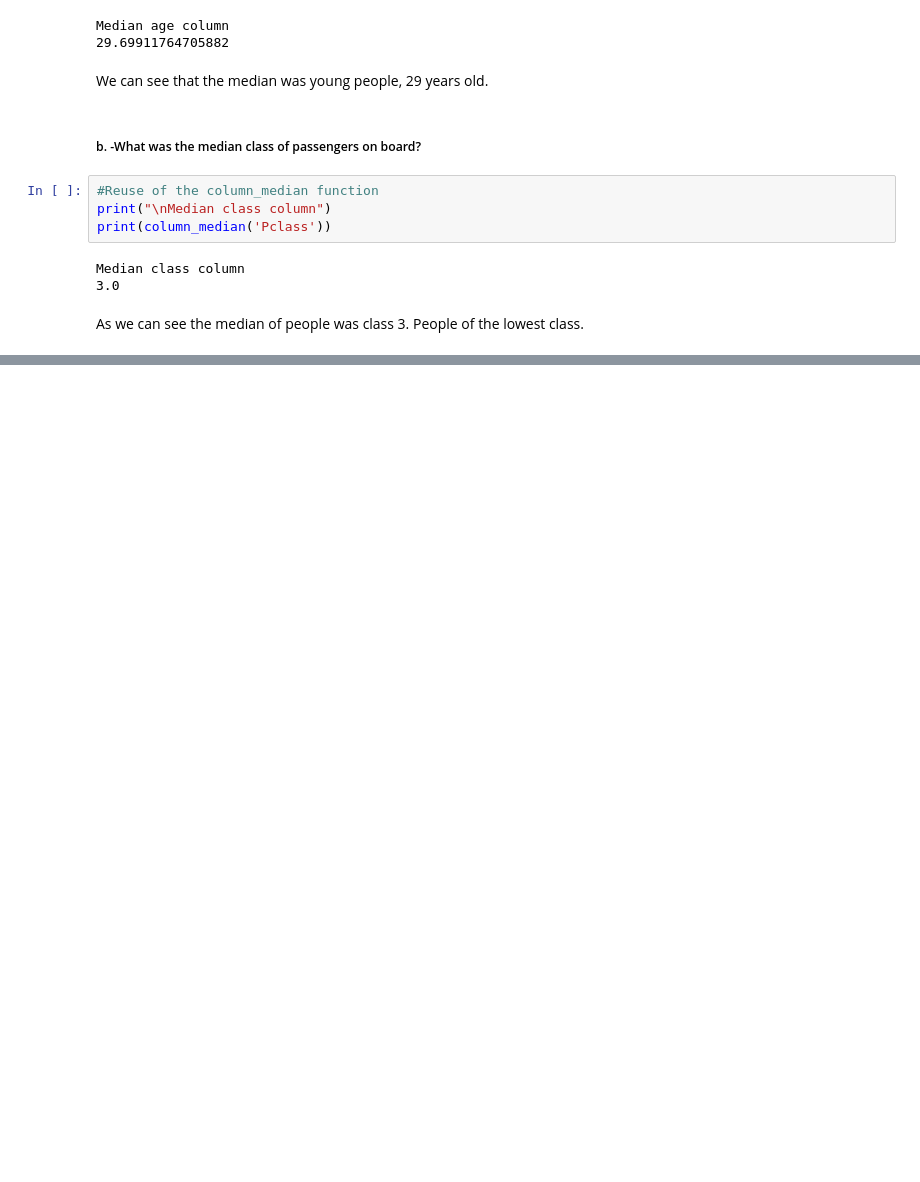
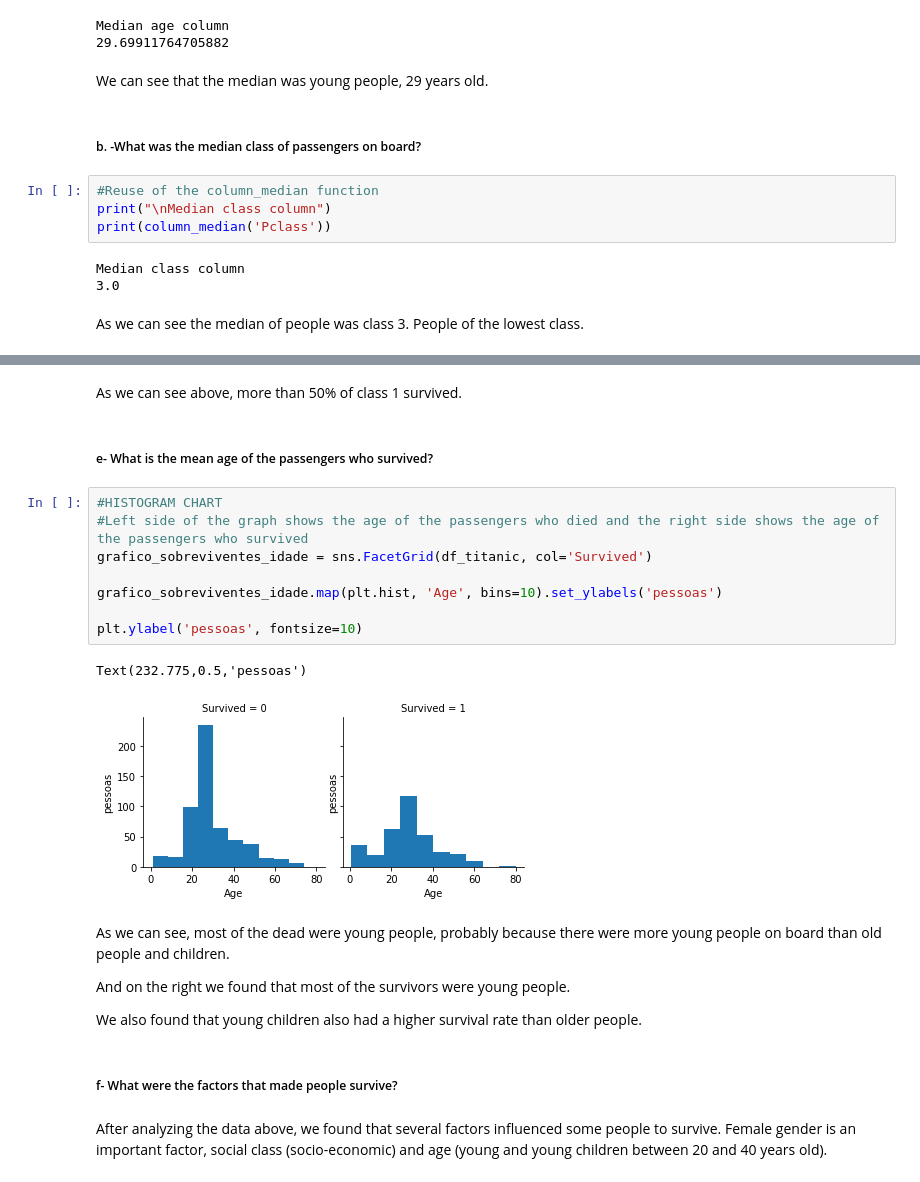
Before and after one commit to romulloferreira/Titanic_Dataset, a Jupyter notebook: Titanic_Dataset.ipynb, the cells around one changed output, grey strips where cells are left out. Drawn from its saved outputs; the diff is of its cells as text; blank space fills up the shorter version.

Commit message:
updated notebook, added more questions at data exploration

```diff
--- a/Titanic_Dataset.ipynb
+++ b/Titanic_Dataset.ipynb
@@ -248,0 +272,25 @@ As we can see the median of people was class 3. People of the lowest class.
+# %% [markdown]
+As we can see above, more than 50% of class 1 survived.
+# %% [markdown]
+##### e- What is the mean age of the passengers who survived?
+# %%
+#HISTOGRAM CHART
+#Left side of the graph shows the age of the passengers who died and the right side shows the age of the passengers who survived
+grafico_sobreviventes_idade = sns.FacetGrid(df_titanic, col='Survived')
+
+grafico_sobreviventes_idade.map(plt.hist, 'Age', bins=10).set_ylabels('pessoas')
+
+plt.ylabel('pessoas', fontsize=10)
+# %% [output]
+Text(232.775,0.5,'pessoas')
+[figure, added]
+# %% [markdown]
+As we can see, most of the dead were young people, probably because there were more young people on board than old people and children.
+
+And on the right we found that most of the survivors were young people.
+
+We also found that young children also had a higher survival rate than older people.
+# %% [markdown]
+##### f- What were the factors that made people survive?
+# %% [markdown]
+After analyzing the data above, we found that several factors influenced some people to survive. Female gender is an important factor, social class (socio-economic) and age (young and young children between 20 and 40 years old).
```
Also changed, not shown: parts of 6 cells of this notebook.
